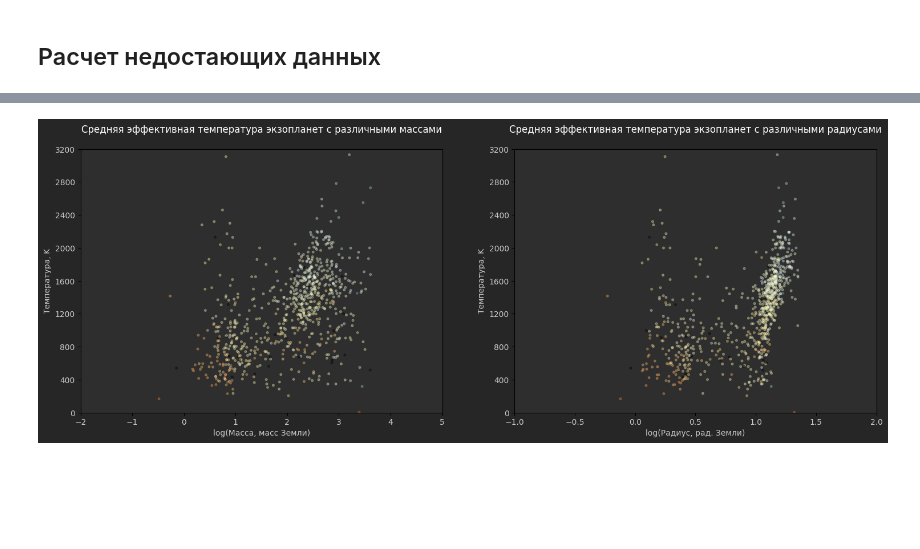
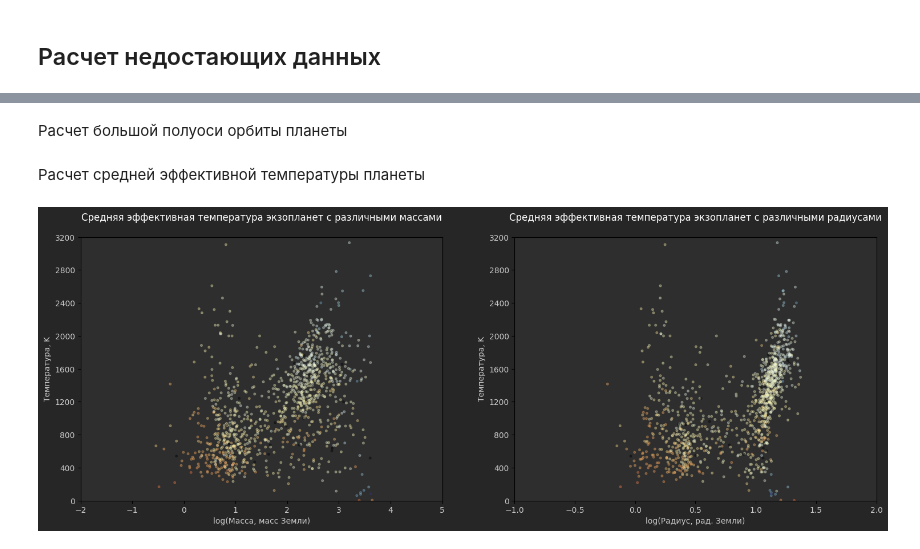
Before and after one commit to ochobkaa/exoplanetmodel, a Jupyter notebook: exoplanets.ipynb, the cells around one changed output, grey strips where cells are left out. Cells and saved outputs as stored; diff of their text form; code cells hidden in the pictures; blank space fills up the shorter version.

```diff
--- a/exoplanets.ipynb
+++ b/exoplanets.ipynb
@@ -76,6 +148,7 @@ cols = [
     "temp_calculated",
     "temp_calculated_error_min",
     "temp_calculated_error_max",
+    "temp_measured",
     "star_name",
     "mag_v",
     "star_distance",
@@ -99,7 +172,7 @@ exo_df = pd.read_csv("exo_data.csv")[cols]
 # %% [markdown]
 Выбор объектов, которые являются компаньонами звезд
 # %%
-exo_only_comp = exo_df.query("star_name.notna()")
+exo_only_comp = exo_df.query("star_name.notna() and (orbital_period.notna() or semi_major_axis.notna())")
 # %% [markdown]
 Выбор объектов, для которых измерены и масса и радиус
 # %%
@@ -113,9 +192,7 @@ show_mass_radius_plot(exo_mass_rad, "Все субзвездные объект
 
 Выбираются объекты, относительная погрешность которых не превышает MAX_REL_ERR
 # %%
-MAX_REL_ERR = 0.2
+MAX_REL_ERR = 0.5
 
 precise_q = "(mass_error_min + mass_error_max) / 2 < mass * {rel_err} and (radius_error_min + radius_error_max) / 2 < radius * {rel_err}".format(rel_err=MAX_REL_ERR)
 exo_precise = exo_mass_rad.query(precise_q)
-
-show_mass_radius_plot(exo_precise, "Субзвездные объекты с точно измеренными массой и радиусом")
@@ -126,7 +211,7 @@ show_mass_radius_plot(exo_precise, "Субзвездные объекты с т
 
 Объектами планетарной массы будем считать те объекты, масса которых не превышает MAX_PL_MASS_JUP масс ЮПИТЕРА
 # %%
-MAX_PL_MASS_JUP = 13
+MAX_PL_MASS_JUP = 14
 
 only_planets_q = "mass < {mass}".format(mass=MAX_PL_MASS_JUP)
 exo_only_planets = exo_precise.query(only_planets_q)
@@ -186,0 +268,2 @@ calc_df.to_csv("exo_with_teff.csv")
+# %% [markdown]
+Расчет большой полуоси орбиты планеты
@@ -186,0 +277,2 @@ calc_df.to_csv("exo_with_teff.csv")
+# %% [markdown]
+Расчет средней эффективной температуры планеты
@@ -192,37 +292,37 @@ T_COLOR = "0.8"
 # %%
 mean_teff = calc_df.get("temp_calculated").tolist()
 star_teff = calc_df.get("star_teff").tolist()
-mass = get_log_mass(exo_only_planets)
-radius = get_log_rad(exo_only_planets)
+val = get_log_pmass(calc_df)
+radius = get_log_prad(calc_df)
 
 fig, axes = plot.subplots(facecolor=BG_COLOR, ncols=2)
 
 fig.set_figwidth(18)
 fig.set_figheight(6)
 
 colormap = colormaps.get_cmap("RdYlBu")
 norm = color.Normalize(0, 11000)
 
-axes[0].scatter(mass, mean_teff, s=7, alpha=0.33, color=colormap(norm(star_teff)))
+axes[0].scatter(val, mean_teff, s=7, alpha=0.33, color=colormap(norm(star_teff)))
 axes[1].scatter(radius, mean_teff, s=7, alpha=0.33, color=colormap(norm(star_teff)))
 
 for a in axes:
     a.set_facecolor(PLOT_BG_COLOR)
 
     a.set_ylabel("Температура, K", color=T_COLOR)
     a.set_ylim(0, 3000)
     a.set_yticks(np.arange(0, 3600, 400))
 
     a.tick_params(labelcolor=T_COLOR)
 
 axes[0].set_title("Cредняя эффективная температура экзопланет с различными массами\n", color=T_TITLE_COLOR)
 axes[0].set_xlabel("log(Масса, масс Земли)", color=T_COLOR)
 axes[0].set_xlim(-2, 5)
 
 axes[1].set_title("Cредняя эффективная температура экзопланет с различными радиусами\n", color=T_TITLE_COLOR)
 axes[1].set_xlabel("log(Радиус, рад. Земли)", color=T_COLOR)
 axes[1].set_xlim(-1, 2)
 
 plot.show()
 # %% [output]
-[figure, old version]
+[figure, new version]
```
Also changed, not shown: parts of 21 cells of this notebook.
